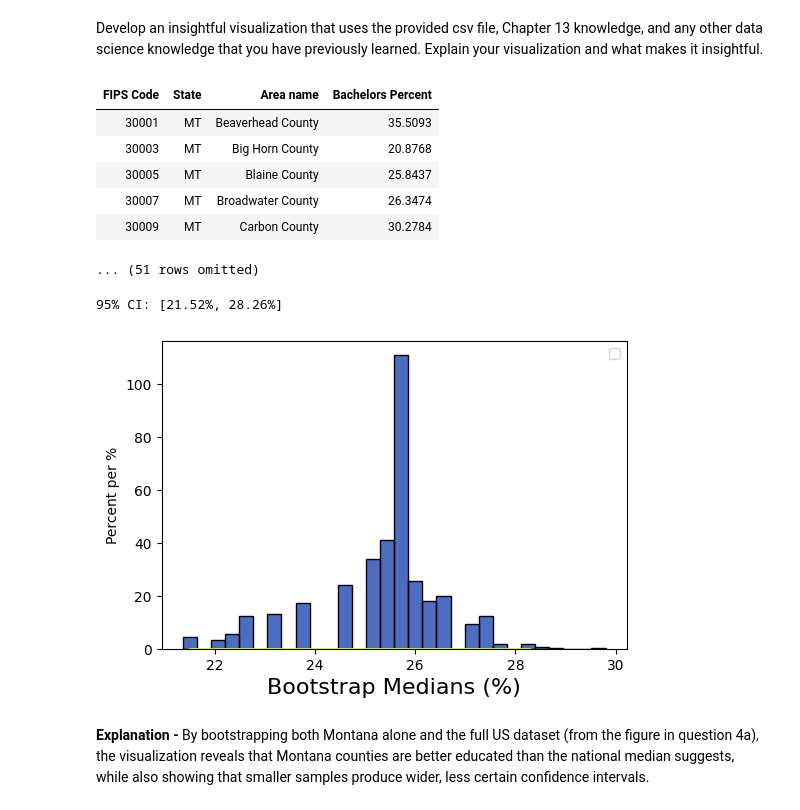
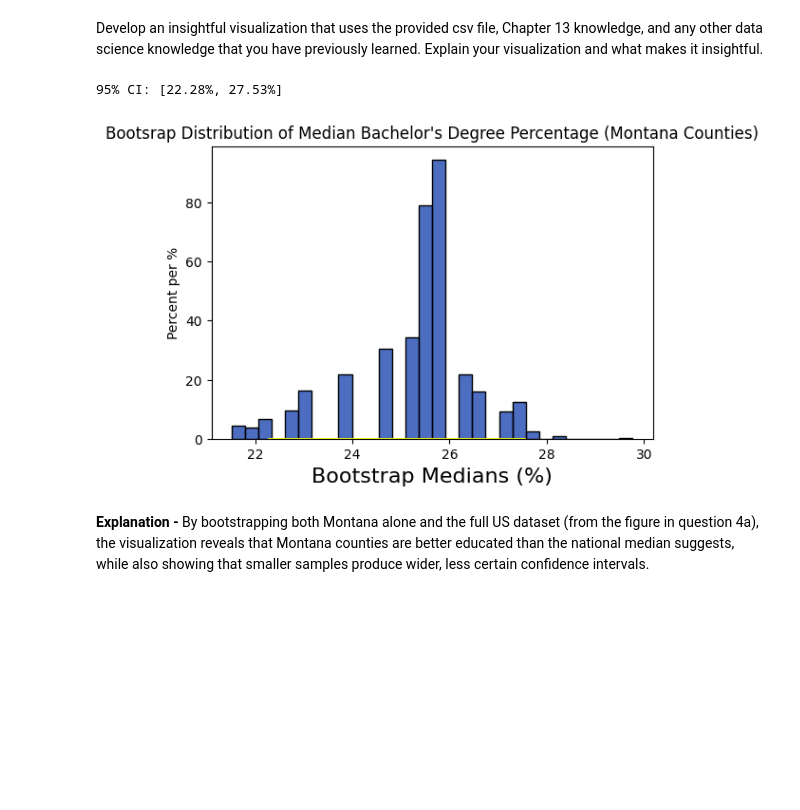
Before and after one commit to DanieHuelva/Data-Sci-HW, a Jupyter notebook: Danie-Huelva-Matthew-Ivankovich-Homework8.ipynb, the cells around one changed output. Cells and saved outputs as stored; diff of their text form; code cells hidden in the pictures; blank space fills up the shorter version.

```diff
--- a/Danie-Huelva-Matthew-Ivankovich-Homework8.ipynb
+++ b/Danie-Huelva-Matthew-Ivankovich-Homework8.ipynb
@@ -117,42 +117,35 @@ and what makes it insightful.
 # %%
 # Place visualization code here.
 # Load data
 import numpy as np
 from datascience import *
 
 # Load data
 counties = Table.read_table('education2023.csv')
 
 # Group by county name, take the mean Bachelors Percent per county
 grouped = counties.where("State", "MT")
 
 # Bootstrap on the grouped data
 boot_medians = make_array()
 for _ in np.arange(2000):
     resampled = grouped.sample(with_replacement=True)
     boot_medians = np.append(boot_medians, percentile(50, resampled.column('Bachelors Percent')))
 
-left  = percentile(0.5,  boot_medians)
-right = percentile(99.5, boot_medians)
+left  = percentile(2.5,  boot_medians)
+right = percentile(97.5, boot_medians)
 
 print(f"95% CI: [{left:.2f}%, {right:.2f}%]")
 
 # Plot
 Table().with_column('Bootstrap Medians', boot_medians).hist(
     'Bootstrap Medians', bins=30, unit='%'
 )
 plots.plot([left, right],[0,0], color="yellow", lw=2)
-plots.legend()
+plots.title("Bootsrap Distribution of Median Bachelor's Degree Percentage (Montana Counties)")
 plots.show()
 # %% [output]
-| FIPS Code | State | Area name | Bachelors Percent |
-| 30001 | MT | Beaverhead County | 35.5093 |
-| 30003 | MT | Big Horn County | 20.8768 |
-| 30005 | MT | Blaine County | 25.8437 |
-| 30007 | MT | Broadwater County | 26.3474 |
-| 30009 | MT | Carbon County | 30.2784 |
-... (51 rows omitted)
+95% CI: [22.28%, 27.53%]
-95% CI: [21.52%, 28.26%]
-[figure, old version]
+[figure, new version]
 # %% [markdown]
 **Explanation -** By bootstrapping both Montana alone and the full US dataset (from the figure in question 4a), the visualization reveals that Montana counties are better educated than the national median suggests, while also showing that smaller samples produce wider, less certain confidence intervals.
```
Also changed, not shown: parts of 2 cells of this notebook.
